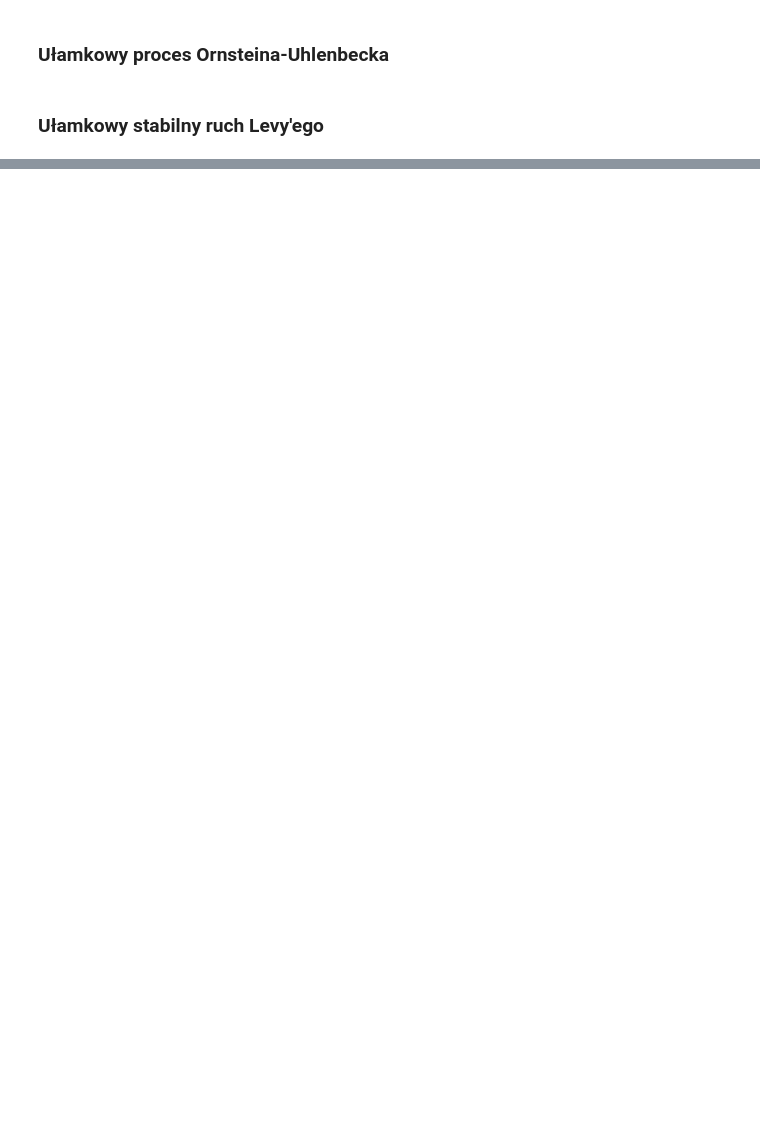
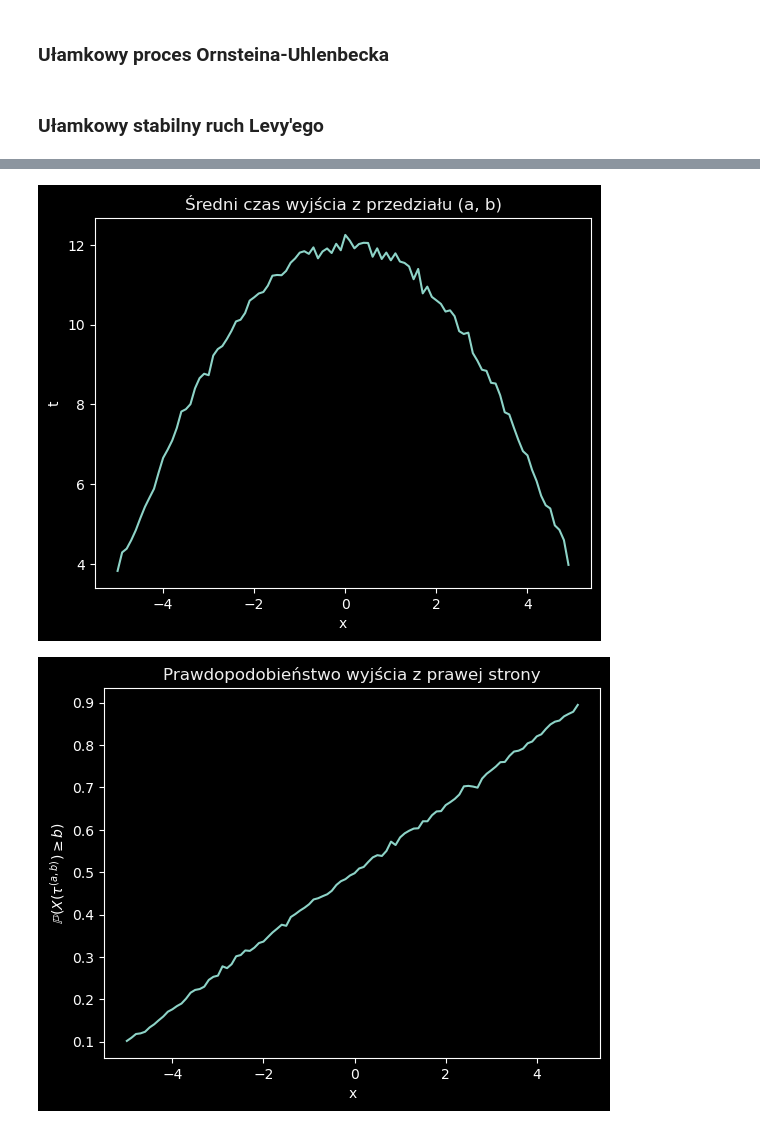
Before and after one commit to BartoszMichalak13/Raports-CSoSP, a Jupyter notebook: ksps_r3_242504_268429.ipynb, the cells around one changed output, grey strips where cells are left out. Cells and saved outputs as stored; diff of their text form; code cells hidden in the pictures; blank space fills up the shorter version.

```diff
--- a/ksps_r3_242504_268429.ipynb
+++ b/ksps_r3_242504_268429.ipynb
@@ -152,0 +158,35 @@ def get_lamperti_transformed_proc(a, B, proc_len, dt):
+# %%
+@njit
+def rand_a_stable(a, B, sigma, delta):
+    theta = np.random.uniform()*math.pi - math.pi/2
+    theta_0 = np.arctan(B*np.tan(math.pi*a/2))/a
+    W = np.random.exponential()
+
+    if a == 1:
+        Z = 2/math.pi * ( (math.pi/2 + B*theta)*np.tan(theta) - B*np.log((math.pi/2 * W*np.cos(theta)) / (math.pi/2 + B*theta)) )
+    else:
+        Z = np.sin(a*(theta_0 + theta)) / ((np.cos(a*theta_0)*np.cos(theta))**(1/a)) * ( np.cos(a*theta_0 + (a - 1)*theta) / W )**((1 - a)/a)
+
+    if a == 1:
+        return sigma*Z + (delta + B * 2/math.pi * sigma * np.log(sigma))
+    else:
+        return sigma*Z + delta
+
+
+@njit
+def get_symmetric_stable_levy_process(start_val, a, proc_len, dt):
+    sigma = (dt)**(1/a)
+    B = 0.0
+
+    increments = np.array( [ rand_a_stable(a, B, sigma, 0.0) for t in range(0, proc_len)] )
+    return (np.cumsum(increments) + start_val)
+
+
+@njit
+def get_exit_time(a, b, proc_vals):
+    for t, v in enumerate(proc_vals):
+        if v < a:
+            return t, True
+        elif v > b:
+            return t, False
+    return None, False
@@ -152,0 +246,5 @@ def get_lamperti_transformed_proc(a, B, proc_len, dt):
+# %%
+test_exit_time(1.7)
+# %% [output]
+[figure, added]
+[figure, added]
```
Also changed, not shown: parts of 7 cells of this notebook.
